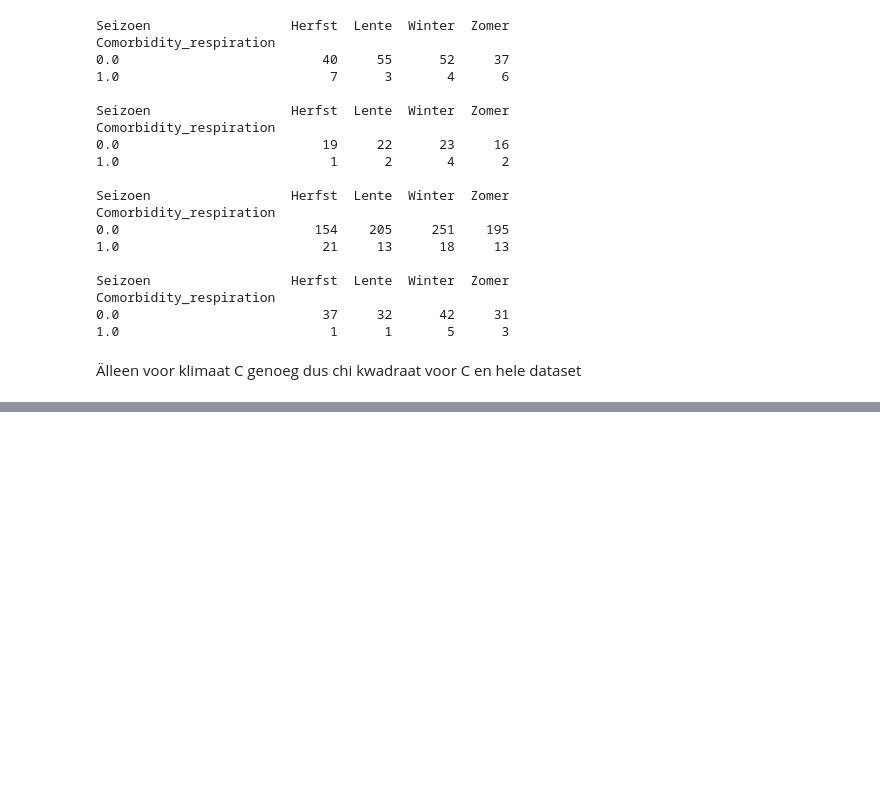
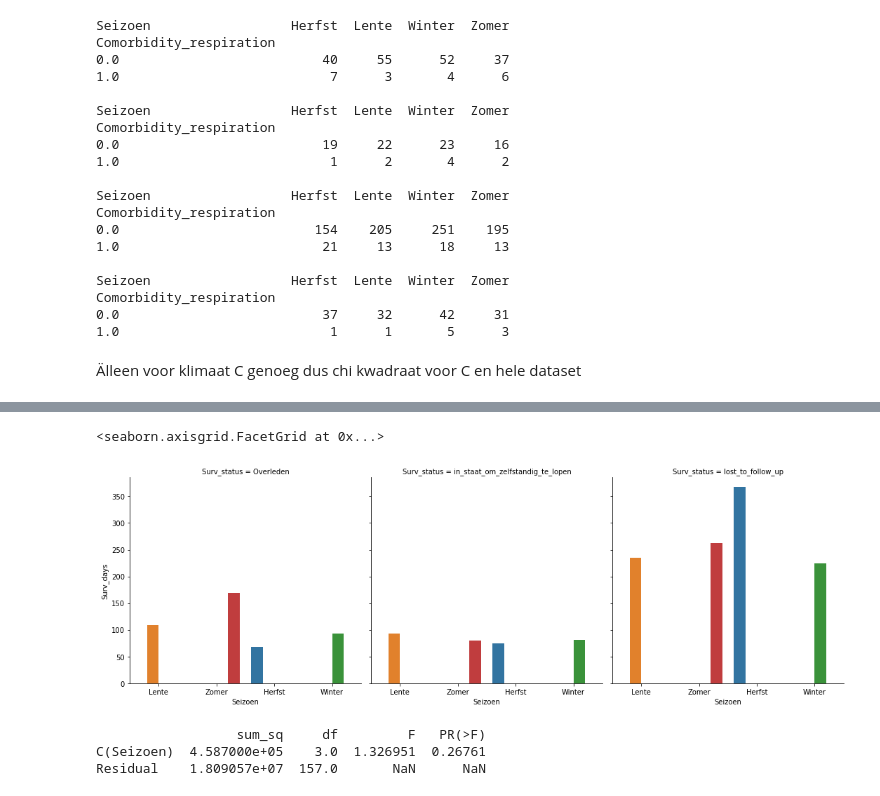
Before and after one commit to someoneontheworld/Modelleren-project, a Jupyter notebook: modelleren_code_groep_17.ipynb, the cells around one changed output, grey strips where cells are left out. Drawn from its saved outputs; the diff is of its cells as text; code cells hidden in the pictures; blank space fills up the shorter version.

```diff
--- a/modelleren_code_groep_17.ipynb
+++ b/modelleren_code_groep_17.ipynb
@@ -2568,0 +2820,7 @@ Chi2ContingencyResult(statistic=6.594302083012695, pvalue=0.08601673833707718, d
+# %%
+sns.catplot(data=mean_surv_days, kind='bar', x='Seizoen', y='Surv_days',
+            col='Surv_status', hue='Seizoen',
+            order=['Lente', 'Zomer', 'Herfst', 'Winter'])
+# %% [output]
+<seaborn.axisgrid.FacetGrid at 0x...>
+[figure, added]
@@ -2568,0 +2831,9 @@ Chi2ContingencyResult(statistic=6.594302083012695, pvalue=0.08601673833707718, d
+# %%
+lost_to_follow_up = lost_to_follow_up[['Surv_days', 'Seizoen']]
+model_3 = ols('Surv_days ~ C(Seizoen)', data=lost_to_follow_up).fit()
+anova_table = sm.stats.anova_lm(model_3, typ=2)
+print(anova_table)
+# %% [output]
+                  sum_sq     df         F   PR(>F)
+C(Seizoen)  4.587000e+05    3.0  1.326951  0.26761
+Residual    1.809057e+07  157.0       NaN      NaN
```
Also changed, not shown: parts of 190 cells of this notebook.
